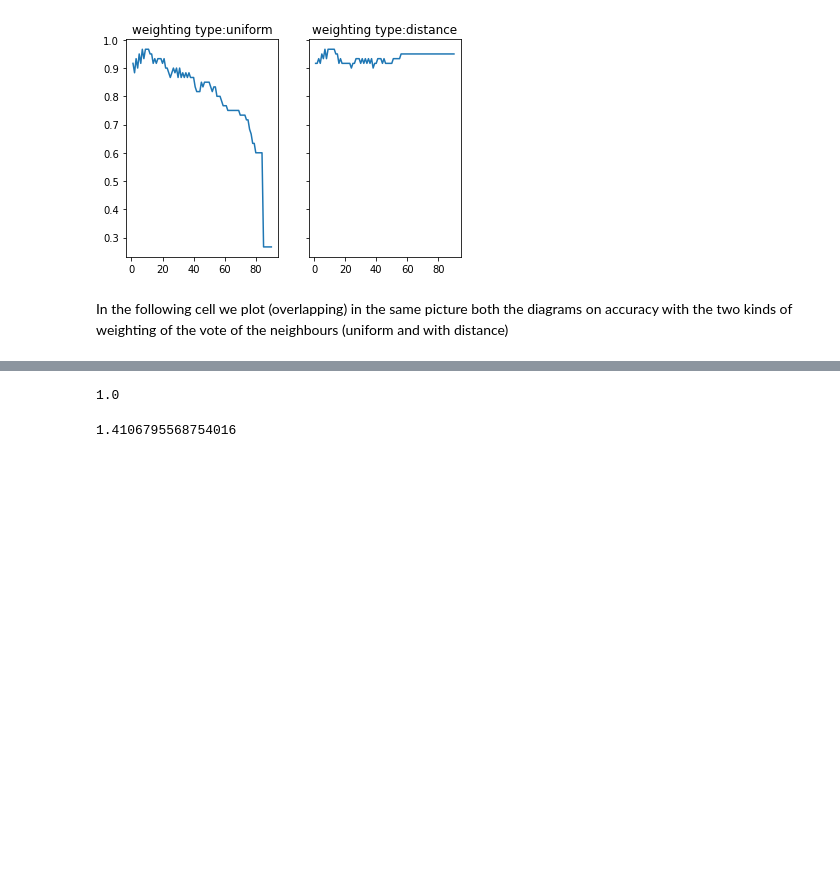
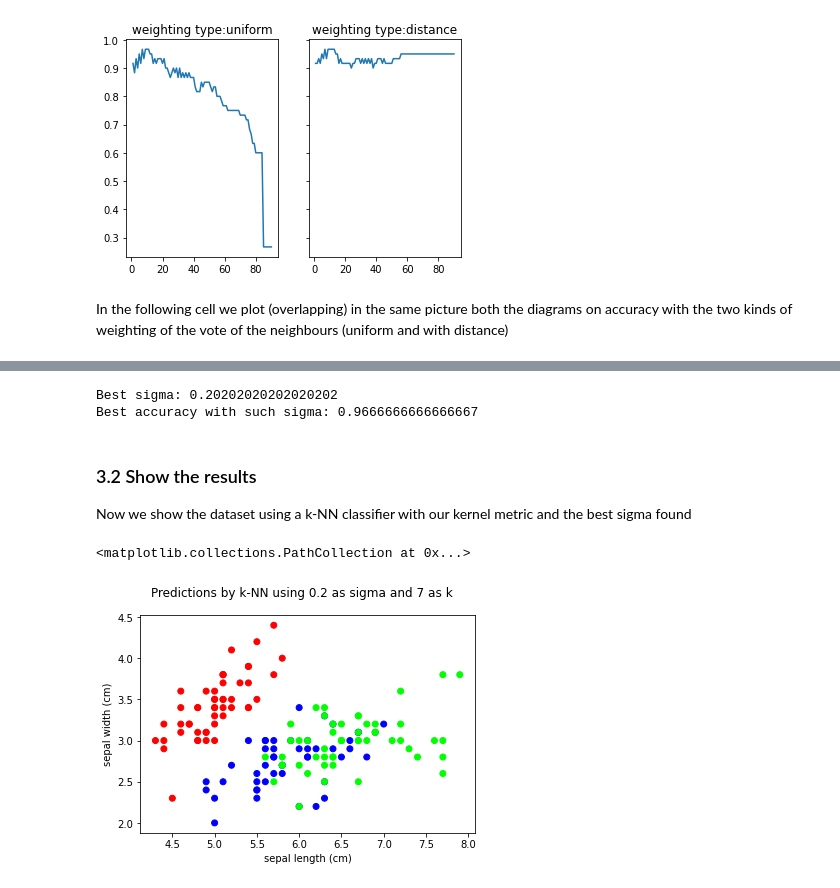
Before and after one commit to D3mianGianoz/Machine-Learning, a Jupyter notebook: Distance Based Models/classification_iris_knn_aa_20_21.ipynb, the cells around one changed output, grey strips where cells are left out. Cells and saved outputs as stored; diff of their text form; code cells hidden in the pictures; blank space fills up the shorter version.

```diff
--- a/Distance Based Models/classification_iris_knn_aa_20_21.ipynb
+++ b/Distance Based Models/classification_iris_knn_aa_20_21.ipynb
@@ -346,5 +332,47 @@ Optimization terminated successfully.
-# %%
-euclideRBFKernel(np.array([3]),np.array([10,1]), 0.1)
-# %% [output]
-1.0
-1.4106795568754016
+# %%
+from sklearn.metrics.pairwise import rbf_kernel
+
+def gaussian_kernel_metric(x, y, gamma):
+    #k = rbf_kernel(np.array([x]), np.array([y]), gamma)    # Not a good function, it expects two matrices of points and returns a square matrix containing all the distances
+    k = np.exp(-gamma * np.dot((x - y), (x - y)))
+    return 1 - k
+
+sigmas = np.linspace(0, 10, 100)
+best_accuracy = 0
+best_sigma = 0
+
+for i in range(sigmas.shape[0]):
+    sigma = sigmas[i]
+
+    knn = neighbors.KNeighborsClassifier(n_neighbors, metric=gaussian_kernel_metric, metric_params={'gamma': sigma**-2})
+    knn = knn.fit(X_train, y_train)
+    accuracy = knn.score(X_test, y_test)
+
+    if accuracy > best_accuracy:
+        best_accuracy = accuracy
+        best_sigma = sigma
+
+print(f'Best sigma: {best_sigma}')
+print(f'Best accuracy with such sigma: {best_accuracy}')
+# %% [output]
+Best sigma: 0.20202020202020202
+Best accuracy with such sigma: 0.9666666666666667
+# %% [markdown]
+### 3.2 Show the results
+Now we show the dataset using a k-NN classifier with our kernel metric and the best sigma found
+# %%
+knn = neighbors.KNeighborsClassifier(n_neighbors, metric=gaussian_kernel_metric, metric_params={'gamma': best_sigma})
+knn = knn.fit(X_train, y_train)
+
+pred = knn.predict(X)
+pred = np.array([c_mapping[pred[i]] for i in range(pred.shape[0])]) / 255
+
+fig = plt.figure()
+fig.suptitle(f'Predictions by k-NN using {round(best_sigma, 2)} as sigma and {n_neighbors} as k')
+sp1 = fig.add_subplot()
+sp1.set_xlabel(iris.feature_names[0])
+sp1.set_ylabel(iris.feature_names[1])
+sp1.scatter(X[:,0], X[:,1], c=pred)
+# %% [output]
+<matplotlib.collections.PathCollection at 0x...>
+[figure, added]
```
Also changed, not shown: parts of 24 cells of this notebook, 1 other file.
